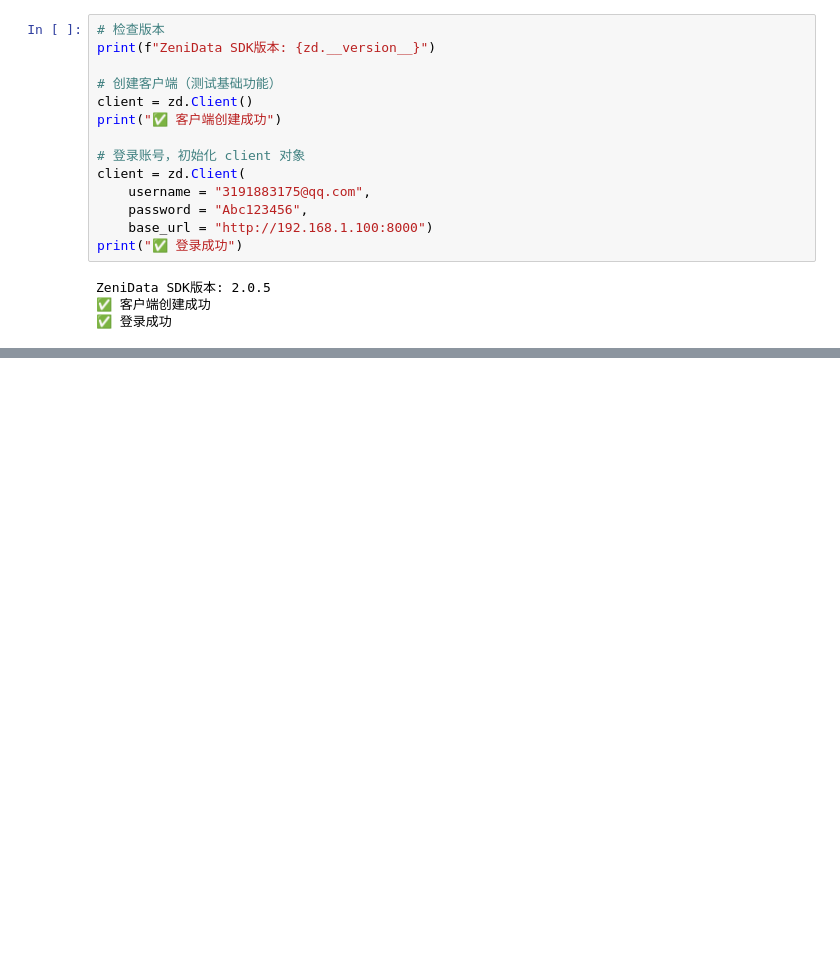
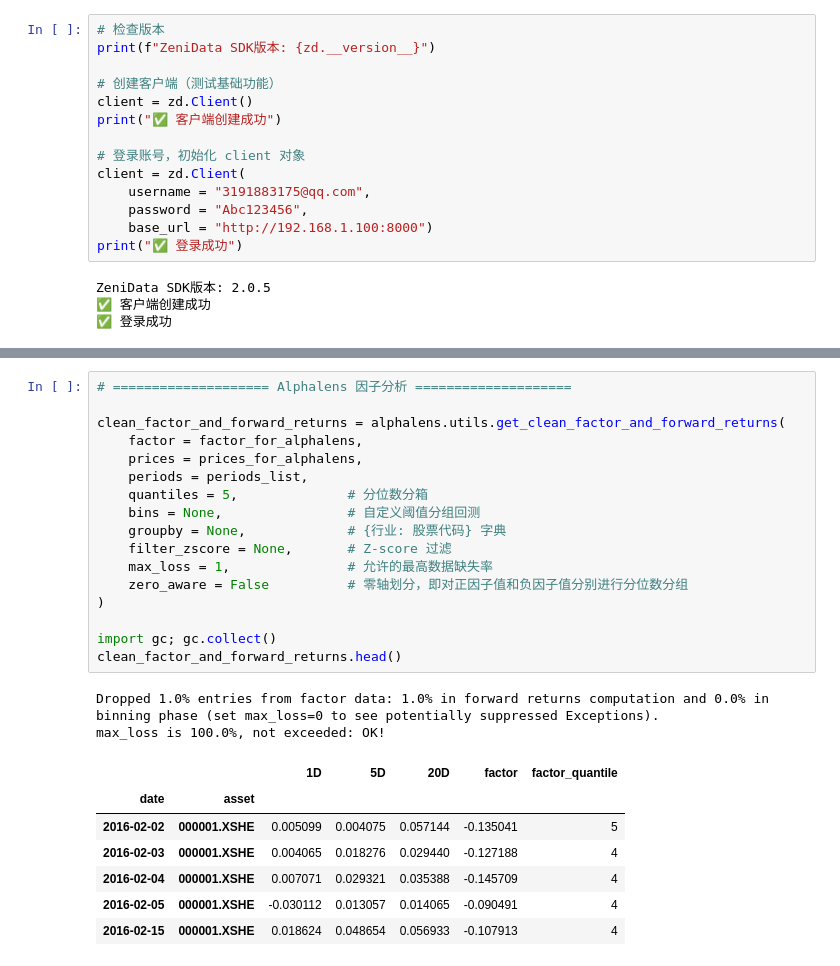
Before and after one commit to linerrrrrrr/Latitude_Alpha_Generator, a Jupyter notebook: testing_03.ipynb, the cells around one changed output, grey strips where cells are left out. Saved outputs shown, nothing was run; the diff lists cells and outputs as text; blank space fills up the shorter version.

```diff
--- a/testing_03.ipynb
+++ b/testing_03.ipynb
@@ -96,0 +280,27 @@ for index, item in symbols_df.iterrows():  # 遍历指定截止日期的 股票
+# %%
+# ==================== Alphalens 因子分析 ====================
+
+clean_factor_and_forward_returns = alphalens.utils.get_clean_factor_and_forward_returns(
+    factor = factor_for_alphalens,
+    prices = prices_for_alphalens,
+    periods = periods_list,
+    quantiles = 5,              # 分位数分箱
+    bins = None,                # 自定义阈值分组回测
+    groupby = None,             # {行业: 股票代码} 字典
+    filter_zscore = None,       # Z-score 过滤
+    max_loss = 1,               # 允许的最高数据缺失率
+    zero_aware = False          # 零轴划分，即对正因子值和负因子值分别进行分位数分组
+)
+
+import gc; gc.collect()
+clean_factor_and_forward_returns.head()
+# %% [output]
+Dropped 1.0% entries from factor data: 1.0% in forward returns computation and 0.0% in binning phase (set max_loss=0 to see potentially suppressed Exceptions).
+max_loss is 100.0%, not exceeded: OK!
+|  |  | 1D | 5D | 20D | factor | factor_quantile |
+| date | asset |  |  |  |  |  |
+| 2016-02-02 | 000001.XSHE | 0.005099 | 0.004075 | 0.057144 | -0.135041 | 5 |
+| 2016-02-03 | 000001.XSHE | 0.004065 | 0.018276 | 0.029440 | -0.127188 | 4 |
+| 2016-02-04 | 000001.XSHE | 0.007071 | 0.029321 | 0.035388 | -0.145709 | 4 |
+| 2016-02-05 | 000001.XSHE | -0.030112 | 0.013057 | 0.014065 | -0.090491 | 4 |
+| 2016-02-15 | 000001.XSHE | 0.018624 | 0.048654 | 0.056933 | -0.107913 | 4 |
```
Also changed, not shown: parts of 9 cells of this notebook, 1 other file.
